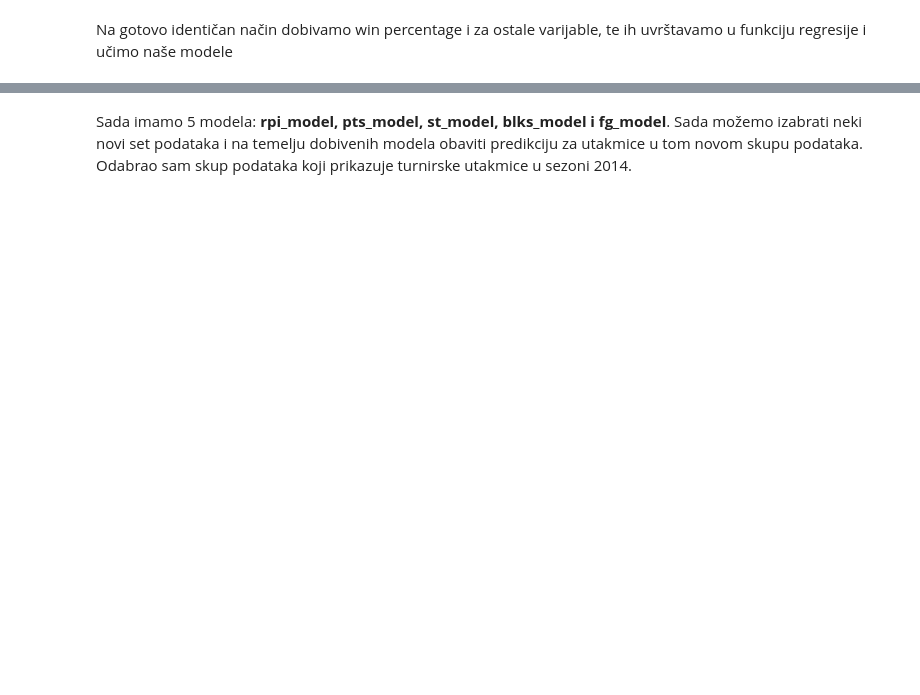
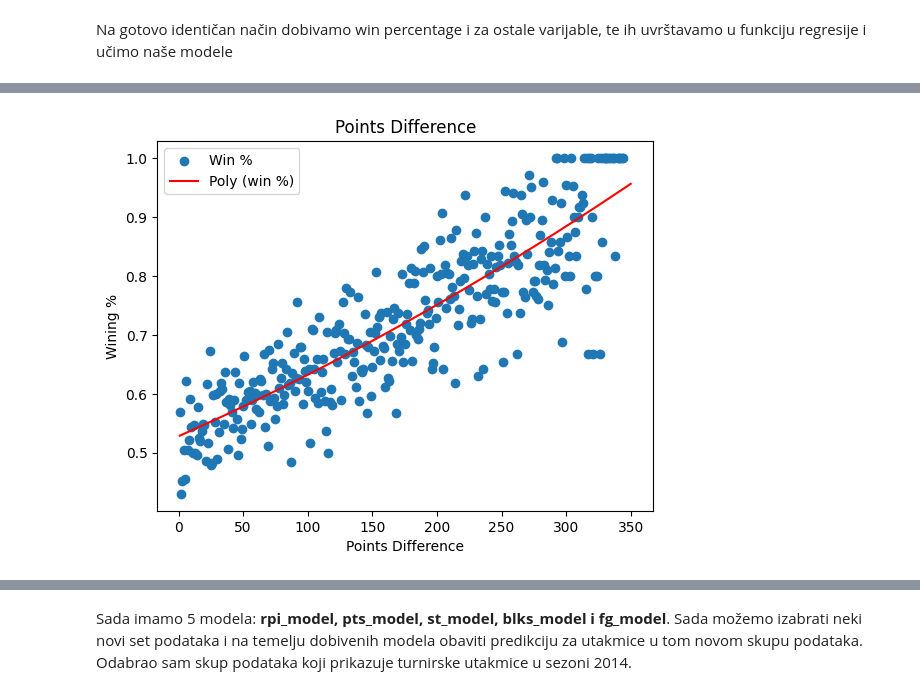
Before and after one commit to mateivic/Project-UUZOP, a Jupyter notebook: Projekt2.ipynb, the cells around one changed output, grey strips where cells are left out. Cells and saved outputs as stored; diff of their text form; code cells hidden in the pictures; blank space fills up the shorter version.

```diff
--- a/Projekt2.ipynb
+++ b/Projekt2.ipynb
@@ -331,7 +331,7 @@ for i, row in variables_per_team.iterrows():
     wins = res_in_season[res_in_season.wteam == row['team']]
     loses = res_in_season[res_in_season.lteam == row['team']]
 
-    PTS = wins['wscore'].sum() + loses['lscore'].sum()
+    PTS = round((wins['wscore'].sum() + loses['lscore'].sum()) / (wins['wscore'].count() + loses['lscore'].count()), 1)
     ST = round((wins['wstl'].sum() + loses['lstl'].sum()) / (wins['wstl'].count() + loses['lstl'].count()), 1)
     BLKS = round((wins['wblk'].sum() + loses['lblk'].sum()) / (wins['wblk'].count() + loses['lblk'].count()), 1)
     FG = round((wins['wfgm'].sum() + loses['lfgm'].sum()) / (wins['wfga'].sum() + loses['lfga'].sum()) * 100, 1)
@@ -454,0 +517,19 @@ pts_train
+# %%
+first_time = True
+for season in range(2011,2015):
+    tmp = variables_per_team.loc[variables_per_team.season == season, ["team", "season", "PTS"]].sort_values(by= "PTS", ascending=False)
+    tmp.loc[:, "ptsRank"] = tmp["PTS"].rank(method='min', ascending = False)
+    tmp = tmp.drop(columns="PTS")
+    if first_time:
+        pts_rank = tmp.copy()
+        first_time = False
+    else:
+        pts_rank = pd.concat([pts_rank, tmp])
+
+
+train_data = train_data.merge(pts_rank, left_on=["season", "wteam"], right_on=["season", "team"], how= "left")
+train_data = train_data.drop(columns= ["team"]).rename(columns={"ptsRank": "wPtsRank"})
+
+train_data = train_data.merge(pts_rank, left_on=["season", "lteam"], right_on=["season", "team"], how= "left")
+train_data = train_data.drop(columns= ["team"]).rename(columns={"ptsRank": "lPtsRank"})
+train_data
@@ -454,0 +550,22 @@ pts_train
+# %%
+pts_train = train_data[['wPtsRank', 'lPtsRank']]
+tmp = pts_train.copy()
+pts_train.loc[:,'pts_diff'] = tmp.loc[:,'wPtsRank'] - tmp.loc[:,'lPtsRank']
+pts_train = pts_train.groupby('pts_diff', as_index=False)['wPtsRank'].count().rename(columns={'wPtsRank': 'count'})
+
+pts_train_neg = pts_train[pts_train.pts_diff < 0]
+pts_train_neg = pts_train_neg.rename(columns={'count':'count-'})
+pts_train_pos = pts_train[pts_train.pts_diff > 0]
+pts_train_pos = pts_train_pos.rename(columns={'count':'count+'})
+
+pts_train_neg['pts_diff'] = abs(pts_train_neg['pts_diff'])
+
+pts_train = pd.merge(pts_train_neg, pts_train_pos, how='outer', on='pts_diff')
+
+pts_train.loc[pts_train['count-'].isna(), 'count-'] = 0
+pts_train.loc[pts_train['count+'].isna(), 'count+'] = 0
+pts_train
+
+tmp = pts_train.copy()
+pts_train['win_perc'] = tmp['count-'] / (tmp['count+'] + tmp['count-'])
+pts_train
@@ -455,14 +591,16 @@ pts_train
 # %%
 pts_model = np.poly1d(np.polyfit(pts_train.pts_diff, pts_train.win_perc, 2))
-line = np.linspace(1, 1300, 500)
+line = np.linspace(1, 350, 500)
 
 plt.scatter(pts_train.pts_diff, pts_train.win_perc, label='Win %')
 plt.plot(line, pts_model(line), c='r', label='Poly (win %)')
 plt.xlabel('Points Difference')
 plt.ylabel('Wining %')
 plt.legend(loc='best')
 plt.title('Points Difference')
 plt.show()
+# %% [output]
+[figure, added]
 # %%
 st_train = train_data[['wst', 'lst']]
 st_train.loc[:,'st_diff'] = st_train.loc[:,'wst'] - st_train.loc[:, 'lst']
```
Also changed, not shown: parts of 38 cells of this notebook.
